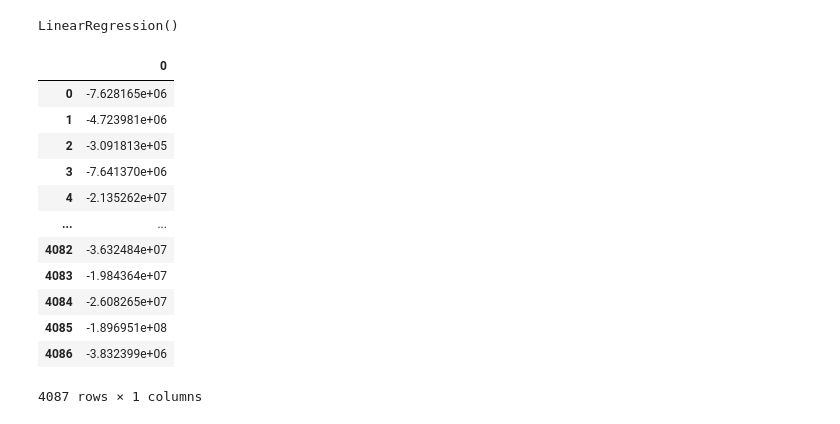
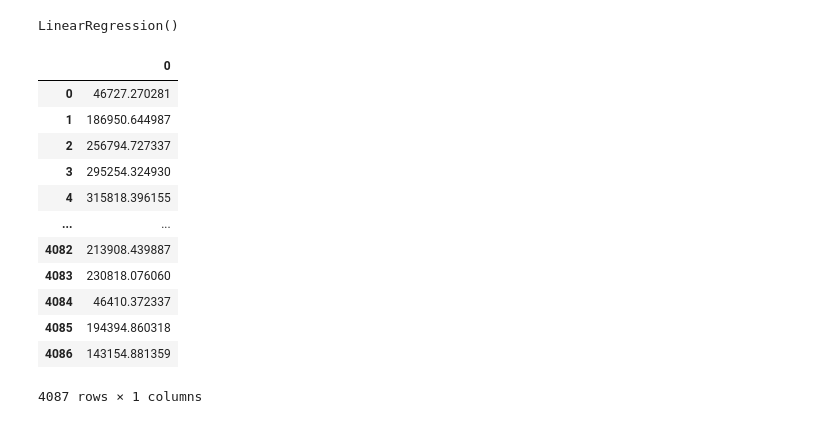
Before and after one commit to ZIZOHH-008/Machine-Learning-Domestika, a Jupyter notebook: RegresionLineal_CaliforniaHouses.ipynb, the cells around one changed output. Cells and saved outputs as stored; diff of their text form; code cells hidden in the pictures.

```diff
--- a/RegresionLineal_CaliforniaHouses.ipynb
+++ b/RegresionLineal_CaliforniaHouses.ipynb
@@ -407,19 +414,19 @@ modelo.fit(x_entrenamiento_escalada, y_entrenamiento)
 # %% [output]
 LinearRegression()
-# %%
-predicciones = modelo.predict(x_prueba)
-pd.DataFrame(predicciones)
-# %% [output]
-|  | 0 |
-| 0 | -7.628165e+06 |
-| 1 | -4.723981e+06 |
-| 2 | -3.091813e+05 |
-| 3 | -7.641370e+06 |
-| 4 | -2.135262e+07 |
-| ... | ... |
-| 4082 | -3.632484e+07 |
-| 4083 | -1.984364e+07 |
-| 4084 | -2.608265e+07 |
-| 4085 | -1.896951e+08 |
-| 4086 | -3.832399e+06 |
-4087 rows × 1 columns
+# %%
+predicciones_escaladas = modelo_escalado.predict(x_prueba_escalada)
+pd.DataFrame(predicciones_escaladas)
+# %% [output]
+|  | 0 |
+| 0 | 46727.270281 |
+| 1 | 186950.644987 |
+| 2 | 256794.727337 |
+| 3 | 295254.324930 |
+| 4 | 315818.396155 |
+| ... | ... |
+| 4082 | 213908.439887 |
+| 4083 | 230818.076060 |
+| 4084 | 46410.372337 |
+| 4085 | 194394.860318 |
+| 4086 | 143154.881359 |
+4087 rows × 1 columns
```
Also changed, not shown: parts of 14 cells of this notebook.
